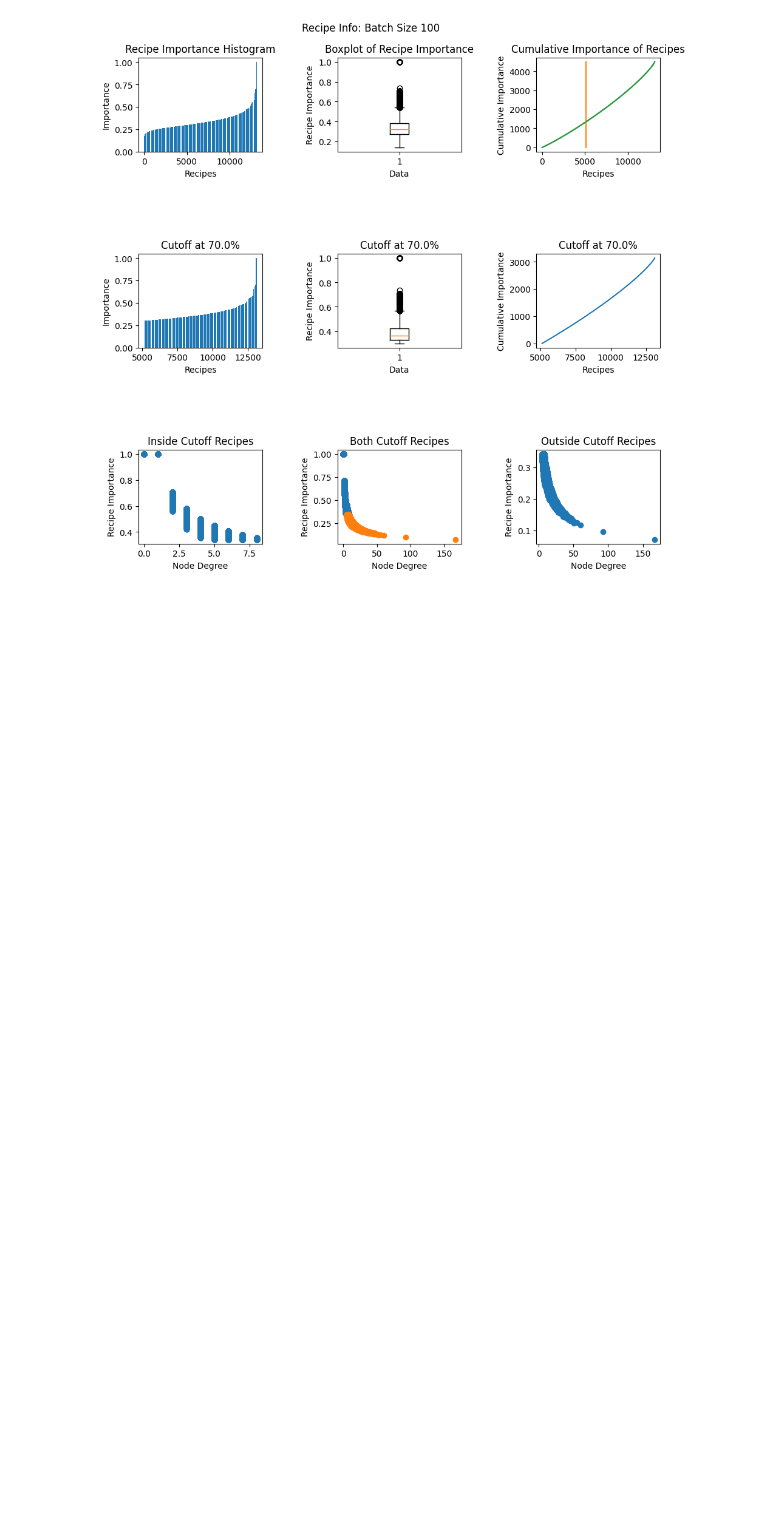
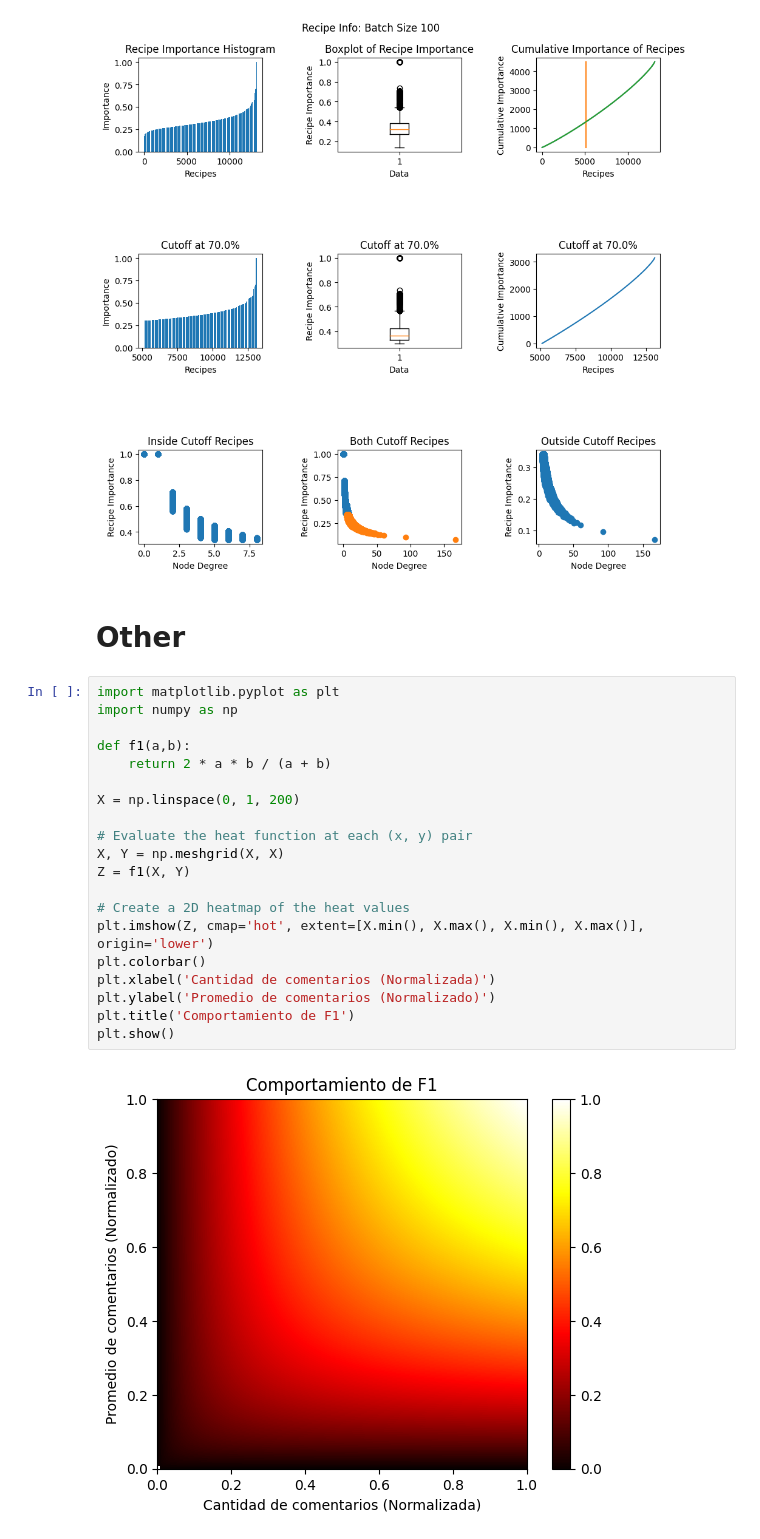
Before and after one commit to luisoibarra/recipy, a Jupyter notebook: recipy/info_extraction.ipynb, the cells around one changed output. Drawn from its saved outputs; the diff is of its cells as text; blank space fills up the shorter version.

```diff
--- a/recipy/info_extraction.ipynb
+++ b/recipy/info_extraction.ipynb
@@ -399,3 +432,27 @@ recipe_importance = get_recipe_cutoff(bipartite_graph, recipe_cutoff_percentage=
 plot_recipe_info(bipartite_graph, recipe_cutoff_percentage=0.7, batch_size=100, recipe_importance=recipe_importance)
 # %% [output]
 [figure]
+# %% [markdown]
+# Other
+# %%
+import matplotlib.pyplot as plt
+import numpy as np
+
+def f1(a,b):
+    return 2 * a * b / (a + b)
+
+X = np.linspace(0, 1, 200)
+
+# Evaluate the heat function at each (x, y) pair
+X, Y = np.meshgrid(X, X)
+Z = f1(X, Y)
+
+# Create a 2D heatmap of the heat values
+plt.imshow(Z, cmap='hot', extent=[X.min(), X.max(), X.min(), X.max()], origin='lower')
+plt.colorbar()
+plt.xlabel('Cantidad de comentarios (Normalizada)')
+plt.ylabel('Promedio de comentarios (Normalizado)')
+plt.title('Comportamiento de F1')
+plt.show()
+# %% [output]
+[figure, added]
```
Also changed, not shown: parts of 8 cells of this notebook, 6 other files.
